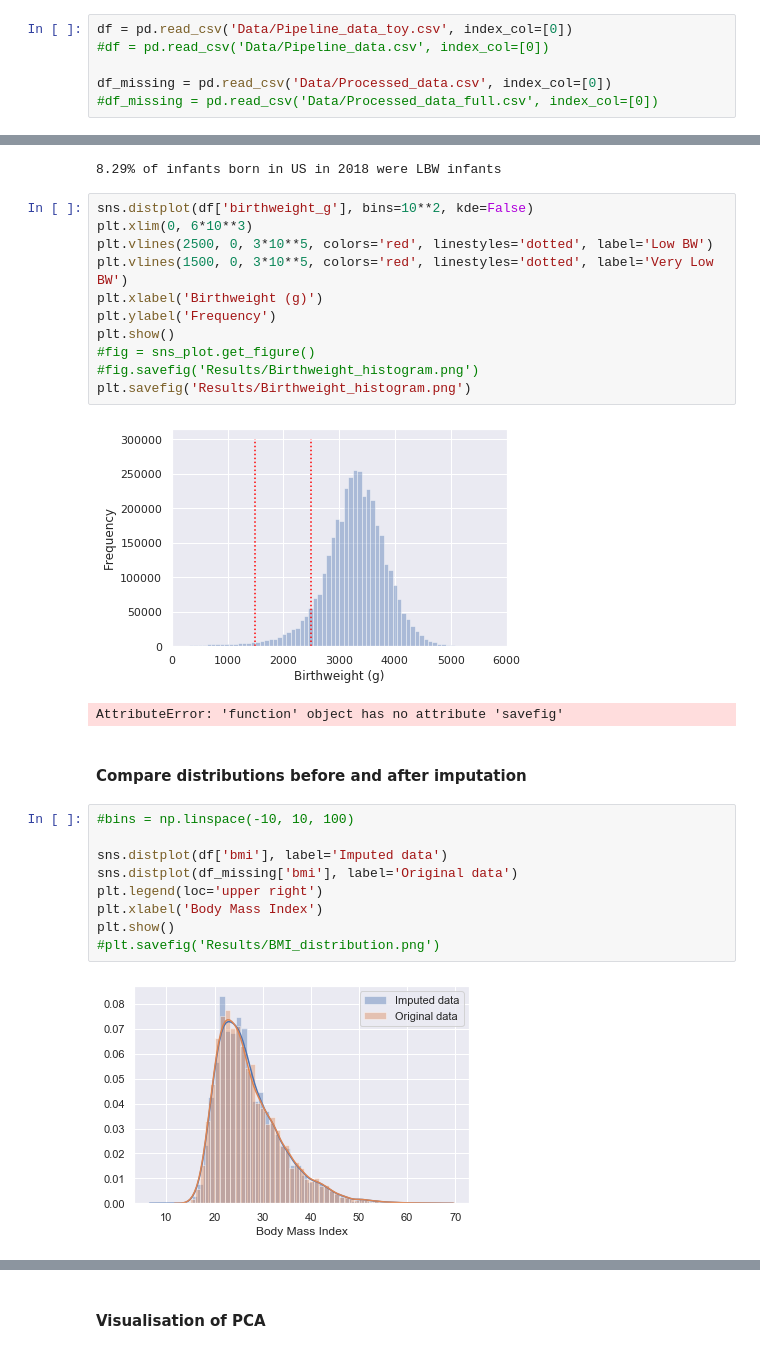
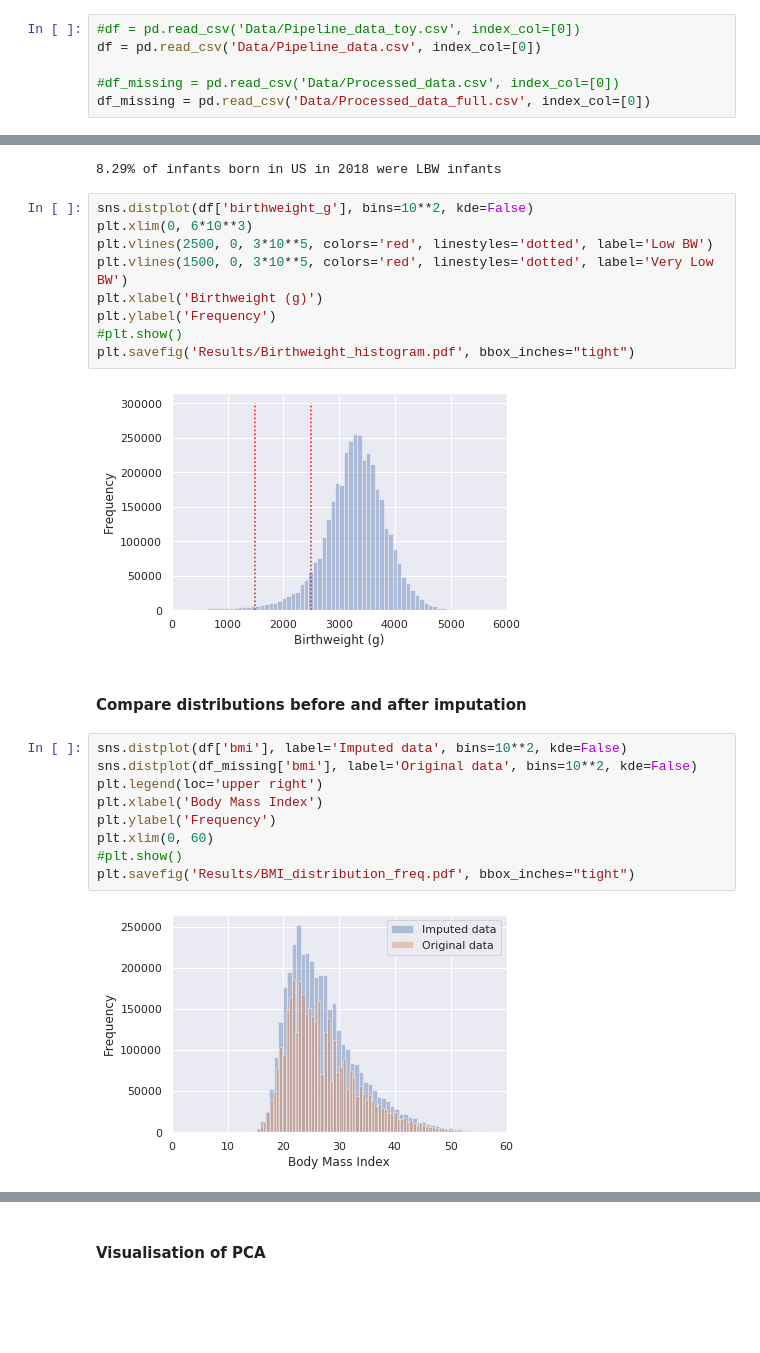
Before and after one commit to catrionamackay/Machine-Learning-Project, a Jupyter notebook: EDA.ipynb, the cells around one changed output, grey strips where cells are left out. Cells and saved outputs as stored; diff of their text form; blank space fills up the shorter version.

```diff
--- a/EDA.ipynb
+++ b/EDA.ipynb
@@ -6,11 +6,11 @@ import seaborn as sns; sns.set()
 from sklearn.preprocessing import StandardScaler
 from sklearn.decomposition import PCA
 # %%
-df = pd.read_csv('Data/Pipeline_data_toy.csv', index_col=[0])
-#df = pd.read_csv('Data/Pipeline_data.csv', index_col=[0])
+#df = pd.read_csv('Data/Pipeline_data_toy.csv', index_col=[0])
+df = pd.read_csv('Data/Pipeline_data.csv', index_col=[0])
 
-df_missing = pd.read_csv('Data/Processed_data.csv', index_col=[0])
-#df_missing = pd.read_csv('Data/Processed_data_full.csv', index_col=[0])
+#df_missing = pd.read_csv('Data/Processed_data.csv', index_col=[0])
+df_missing = pd.read_csv('Data/Processed_data_full.csv', index_col=[0])
 # %%
 df.shape
 # %% [output]
@@ -107,24 +107,21 @@ plt.vlines(2500, 0, 3*10**5, colors='red', linestyles='dotted', label='Low BW')
 plt.vlines(1500, 0, 3*10**5, colors='red', linestyles='dotted', label='Very Low BW')
 plt.xlabel('Birthweight (g)')
 plt.ylabel('Frequency')
-plt.show()
-#fig = sns_plot.get_figure()
-#fig.savefig('Results/Birthweight_histogram.png')
-plt.savefig('Results/Birthweight_histogram.png')
+#plt.show()
+plt.savefig('Results/Birthweight_histogram.pdf', bbox_inches="tight")
 # %% [output]
 [figure]
-AttributeError: 'function' object has no attribute 'savefig'
 # %% [markdown]
 #### Compare distributions before and after imputation
 # %%
-#bins = np.linspace(-10, 10, 100)
-
-sns.distplot(df['bmi'], label='Imputed data')
-sns.distplot(df_missing['bmi'], label='Original data')
+sns.distplot(df['bmi'], label='Imputed data', bins=10**2, kde=False)
+sns.distplot(df_missing['bmi'], label='Original data', bins=10**2, kde=False)
 plt.legend(loc='upper right')
 plt.xlabel('Body Mass Index')
-plt.show()
-#plt.savefig('Results/BMI_distribution.png')
+plt.ylabel('Frequency')
+plt.xlim(0, 60)
+#plt.show()
+plt.savefig('Results/BMI_distribution_freq.pdf', bbox_inches="tight")
 # %% [output]
-[figure, old version]
+[figure, new version]
 # %%
```
Also changed, not shown: parts of 5 cells of this notebook, 21 other files.
